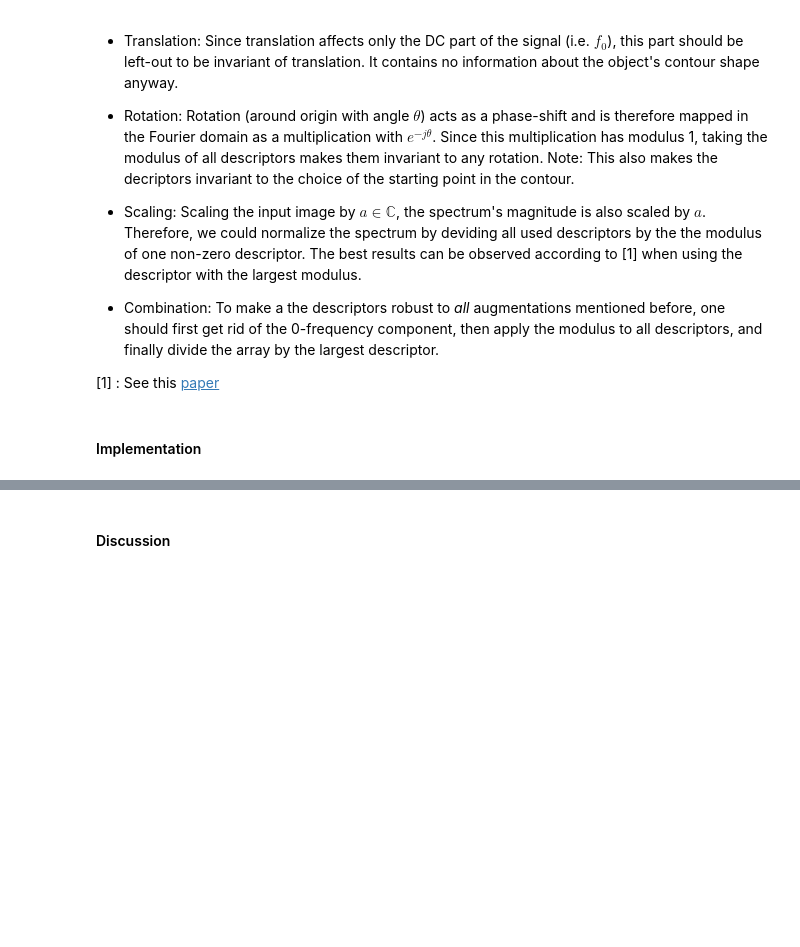
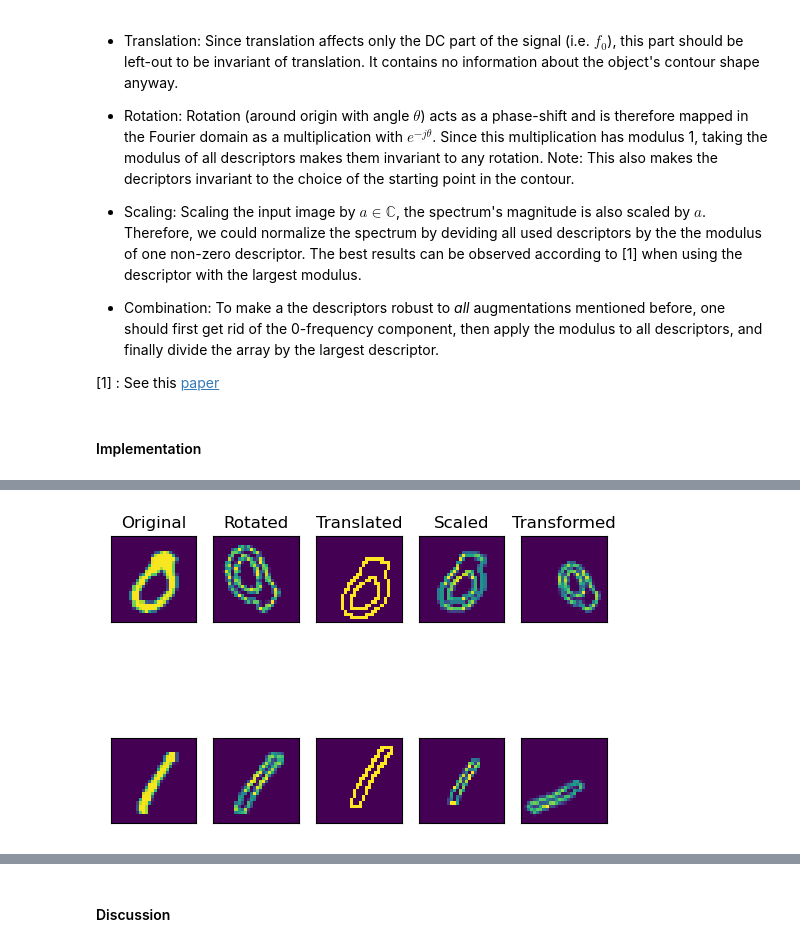
Before and after one commit to beckersven/iapr, a Jupyter notebook: labs/lab_02_object_description.ipynb, the cells around one changed output, grey strips where cells are left out. Cells and saved outputs as stored; diff of their text form; code cells hidden in the pictures; blank space fills up the shorter version.

```diff
--- a/labs/lab_02_object_description.ipynb
+++ b/labs/lab_02_object_description.ipynb
@@ -510,3 +503,28 @@ plt.imshow(ones_im[idx])
+# %%
+# Exeplary plots
+import itertools
+idx = 0
+fig, axs = plt.subplots(2,5)
+axs[0,0].imshow(zeros_im[idx])
+axs[0,0].set_title("Original")
+axs[0,1].imshow(rotated_images_zeros[idx])
+axs[0,1].set_title("Rotated")
+axs[0,2].imshow(translated_images_zeros[idx])
+axs[0,2].set_title("Translated")
+axs[0,3].imshow(scaled_images_zeros[idx])
+axs[0,3].set_title("Scaled")
+axs[0,4].imshow(transformed_images_zeros[idx])
+axs[0,4].set_title("Transformed")
+axs[1,0].imshow(ones_im[idx])
+axs[1,1].imshow(rotated_images_ones[idx])
+axs[1,2].imshow(translated_images_ones[idx])
+axs[1,3].imshow(scaled_images_ones[idx])
+axs[1,4].imshow(transformed_images_ones[idx])
+for i,j in itertools.product(range(2), range(5)):
+    axs[i,j].set_xticks([])
+    axs[i,j].set_yticks([])
+# %% [output]
+[figure, added]
 # %%
 # For each of the 4 sets of "0"s and "1"s above, you should find the invaiant features
 # and make a plot (similar to section 1.4) - 4 plots in total!
```
Also changed, not shown: parts of 15 cells of this notebook.
